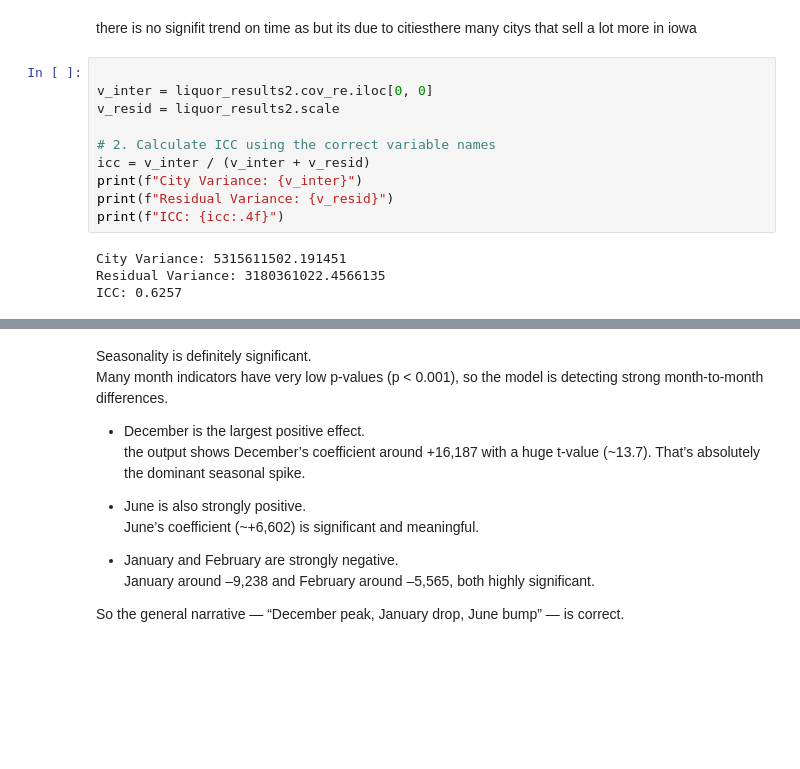
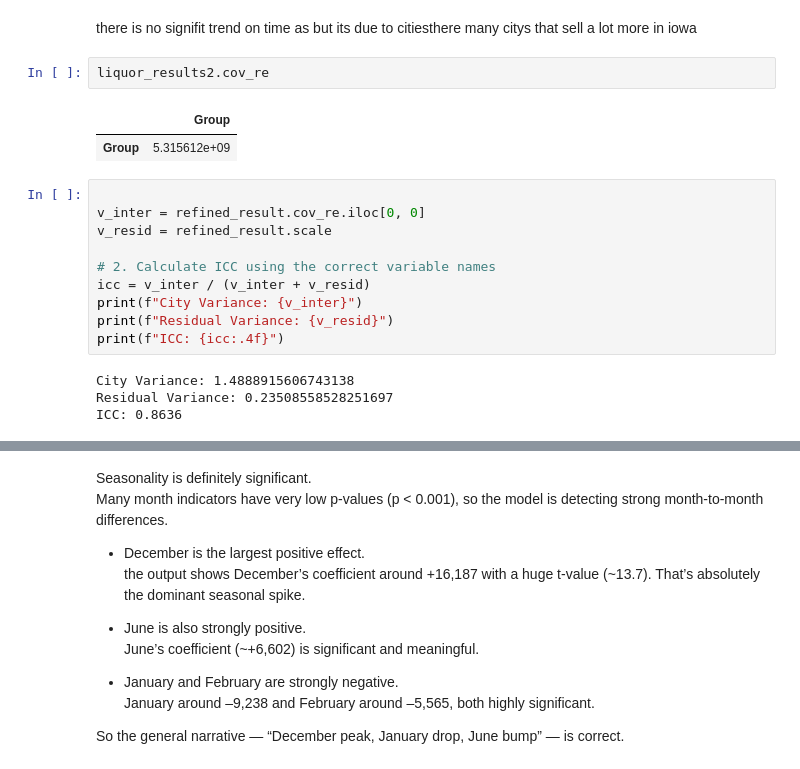
Before and after one commit to shoshanamiriamlevin-glitch/Iowa-liquor-sale-analysis-by-yaakovlevin, a Jupyter notebook: iwoa-liquaor-mixlm-by-yaakov-levin.ipynb, the cells around one changed output, grey strips where cells are left out. Cells and saved outputs as stored; diff of their text form; blank space fills up the shorter version.

```diff
--- a/iwoa-liquaor-mixlm-by-yaakov-levin.ipynb
+++ b/iwoa-liquaor-mixlm-by-yaakov-levin.ipynb
@@ -373,9 +394,14 @@ plt.show()
 # %% [markdown]
 there is no signifit trend on time as but its due to citiesthere many citys that sell a lot more in iowa
+# %%
+liquor_results2.cov_re
+# %% [output]
+|  | Group |
+| Group | 5.315612e+09 |
 # %%
 
-v_inter = liquor_results2.cov_re.iloc[0, 0]
-v_resid = liquor_results2.scale
+v_inter = refined_result.cov_re.iloc[0, 0]
+v_resid = refined_result.scale
 
 # 2. Calculate ICC using the correct variable names
 icc = v_inter / (v_inter + v_resid)
@@ -383,6 +409,6 @@ print(f"City Variance: {v_inter}")
 print(f"Residual Variance: {v_resid}")
 print(f"ICC: {icc:.4f}")
 # %% [output]
-City Variance: 5315611502.191451
-Residual Variance: 3180361022.4566135
-ICC: 0.6257
+City Variance: 1.4888915606743138
+Residual Variance: 0.23508558528251697
+ICC: 0.8636
```
Also changed, not shown: parts of 16 cells of this notebook.
